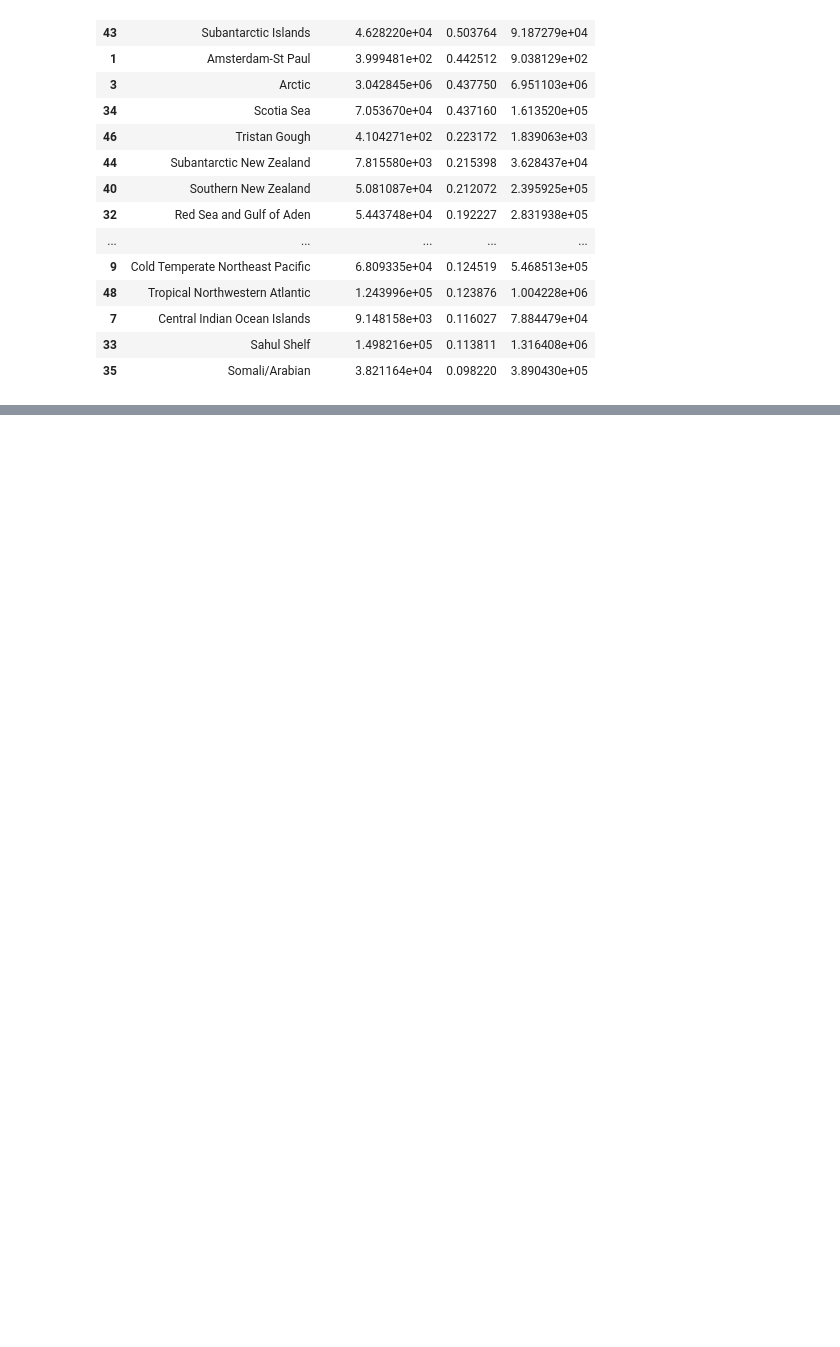
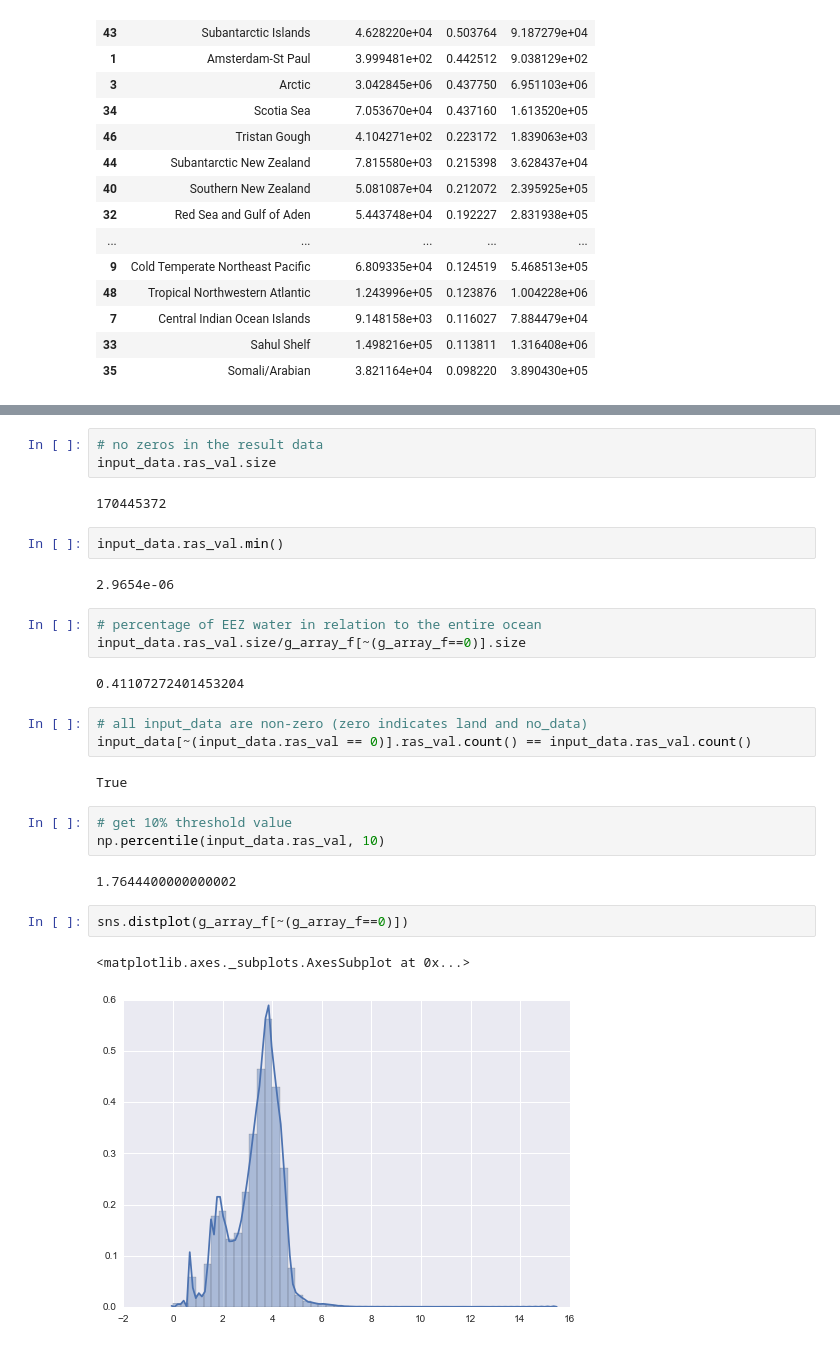
Before and after one commit to Yichuans/wilderness-wh, a Jupyter notebook: wilderness_analysis.ipynb, the cells around one changed output, grey strips where cells are left out. Drawn from its saved outputs; the diff is of its cells as text; blank space fills up the shorter version.

Commit message:
within EEZ threshold

```diff
--- a/wilderness_analysis.ipynb
+++ b/wilderness_analysis.ipynb
@@ -234,0 +242,29 @@ result_agg_10_m200.sort_values('per_ltt', ascending = False).head(20)
+# %%
+# no zeros in the result data
+input_data.ras_val.size
+# %% [output]
+170445372
+# %%
+input_data.ras_val.min()
+# %% [output]
+2.9654e-06
+# %%
+# percentage of EEZ water in relation to the entire ocean
+input_data.ras_val.size/g_array_f[~(g_array_f==0)].size
+# %% [output]
+0.41107272401453204
+# %%
+# all input_data are non-zero (zero indicates land and no_data)
+input_data[~(input_data.ras_val == 0)].ras_val.count() == input_data.ras_val.count()
+# %% [output]
+True
+# %%
+# get 10% threshold value
+np.percentile(input_data.ras_val, 10)
+# %% [output]
+1.7644400000000002
+# %%
+sns.distplot(g_array_f[~(g_array_f==0)])
+# %% [output]
+<matplotlib.axes._subplots.AxesSubplot at 0x...>
+[figure, added]
```
Also changed, not shown: parts of 4 cells of this notebook.
